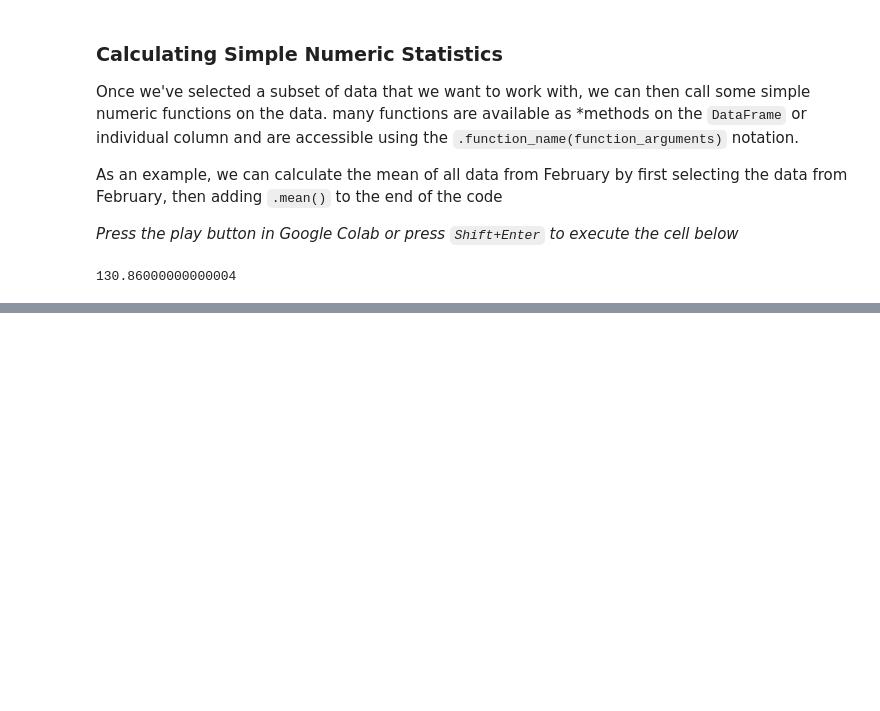
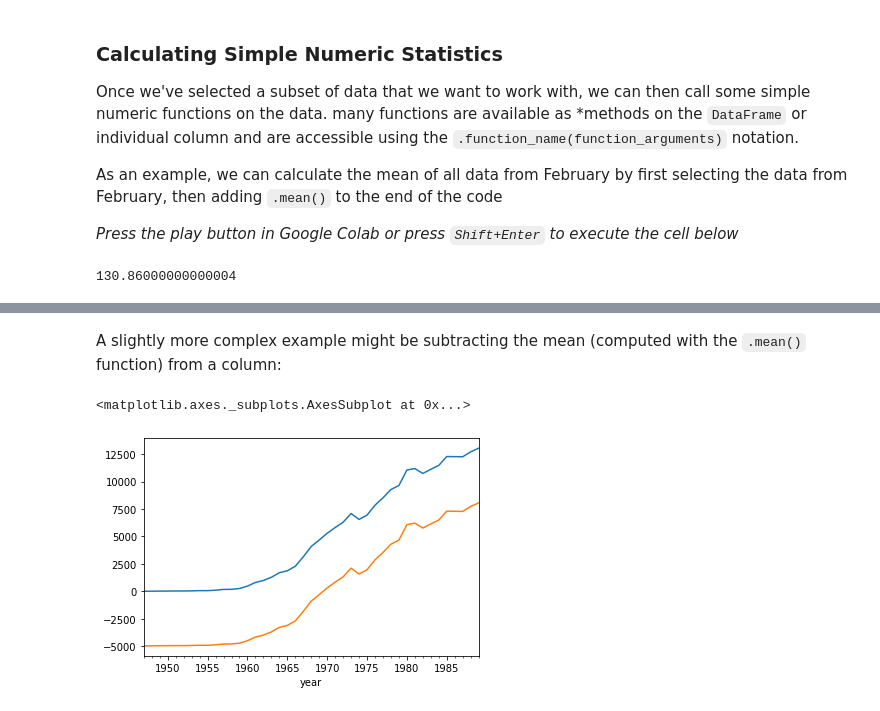
Before and after one commit to ZacharySBrown/vcu-scma440-2021q1, a Jupyter notebook: examples/Assignment1_Data_Exploration.ipynb, the cells around one changed output, grey strips where cells are left out. Saved outputs shown, nothing was run; the diff lists cells and outputs as text; code cells hidden in the pictures; blank space fills up the shorter version.

```diff
--- a/examples/Assignment1_Data_Exploration.ipynb
+++ b/examples/Assignment1_Data_Exploration.ipynb
@@ -317,0 +190,10 @@ Calculate forecasts for the transformed data for each year from 1948 to 1990 usi
+# %% [markdown]
+A slightly more complex example might be subtracting the mean (computed with the `.mean()` function) from a column:
+# %%
+time_series['without_mean'] = time_series['production'] - time_series['production'].mean()
+
+time_series['production'].plot()
+time_series['without_mean'].plot()
+# %% [output]
+<matplotlib.axes._subplots.AxesSubplot at 0x...>
+[figure, added]
```
Also changed, not shown: parts of 41 cells of this notebook.
